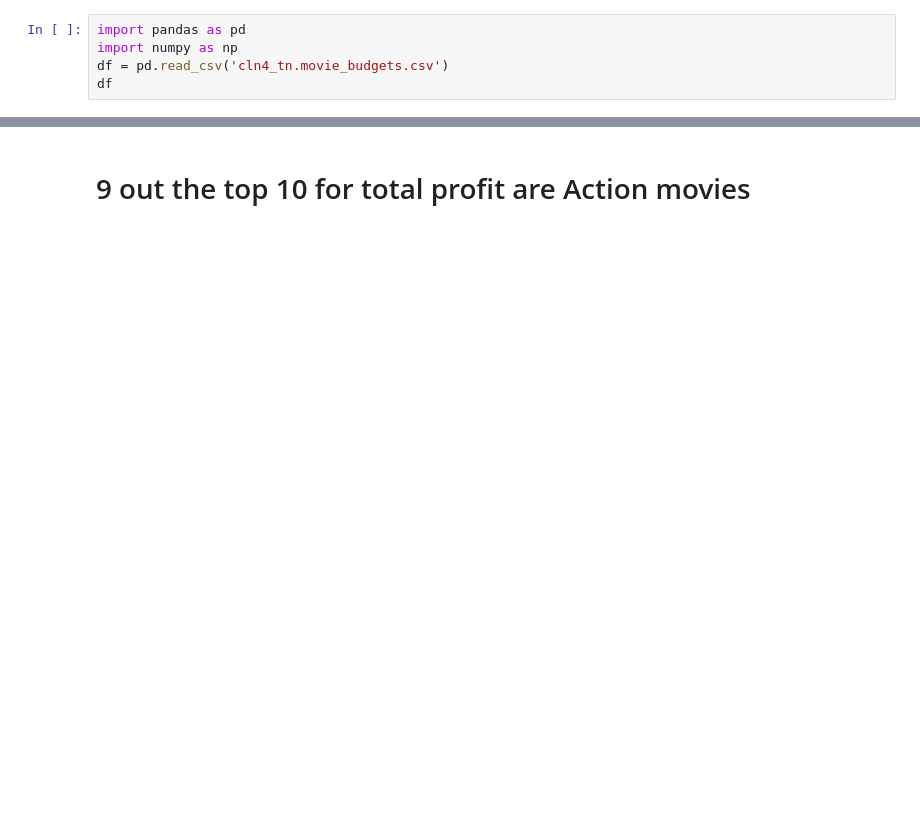
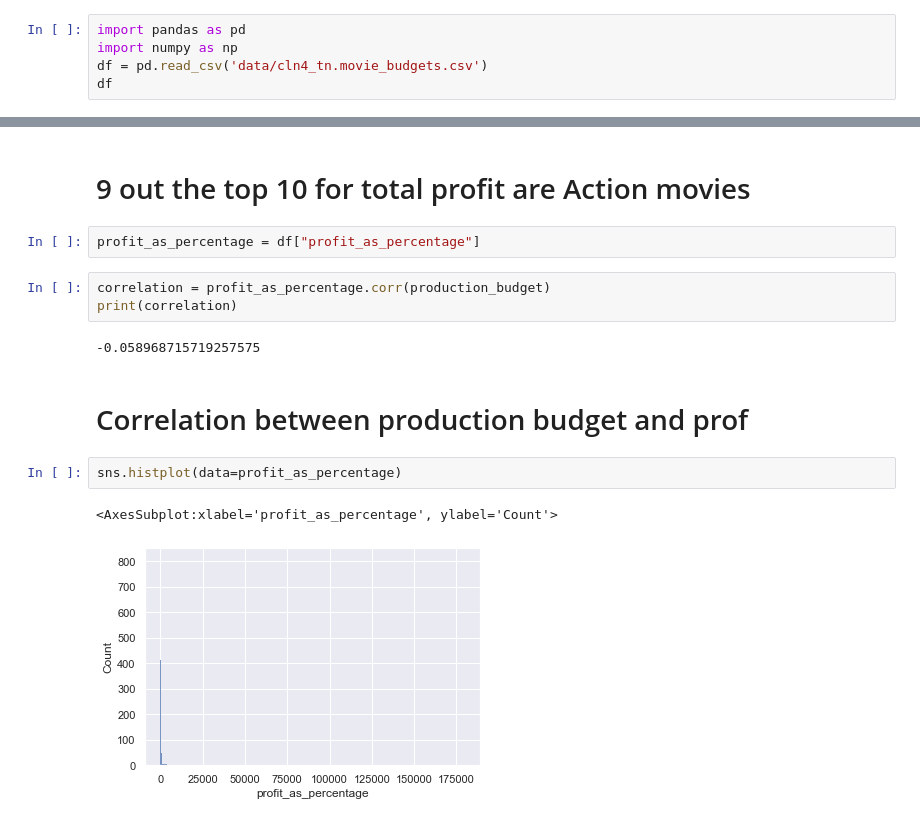
Before and after one commit to andre3000y/Movie_box_office_analysis, a Jupyter notebook: Movie Budget and Profits.ipynb, the cells around one changed output, grey strips where cells are left out. Drawn from its saved outputs; the diff is of its cells as text; blank space fills up the shorter version.

```diff
--- a/Movie Budget and Profits.ipynb
+++ b/Movie Budget and Profits.ipynb
@@ -1,7 +1,7 @@
 # %%
 import pandas as pd
 import numpy as np
-df = pd.read_csv('cln4_tn.movie_budgets.csv')
+df = pd.read_csv('data/cln4_tn.movie_budgets.csv')
 df
 # %% [output]
 |  | Unnamed: 0 | Unnamed: 0.1 | id | release_date | movie | production_budget | domestic_gross | ... |
@@ -324,2 +268,16 @@ df.sort_values("profit", ascending=False).head(10)
 # %% [markdown]
 # 9 out the top 10 for total profit are Action movies
+# %%
+profit_as_percentage = df["profit_as_percentage"]
+# %%
+correlation = profit_as_percentage.corr(production_budget)
+print(correlation)
+# %% [output]
+-0.058968715719257575
+# %% [markdown]
+# Correlation between production budget and prof
+# %%
+sns.histplot(data=profit_as_percentage)
+# %% [output]
+<AxesSubplot:xlabel='profit_as_percentage', ylabel='Count'>
+[figure, added]
```
Also changed, not shown: parts of 8 cells of this notebook, 5 other files.
